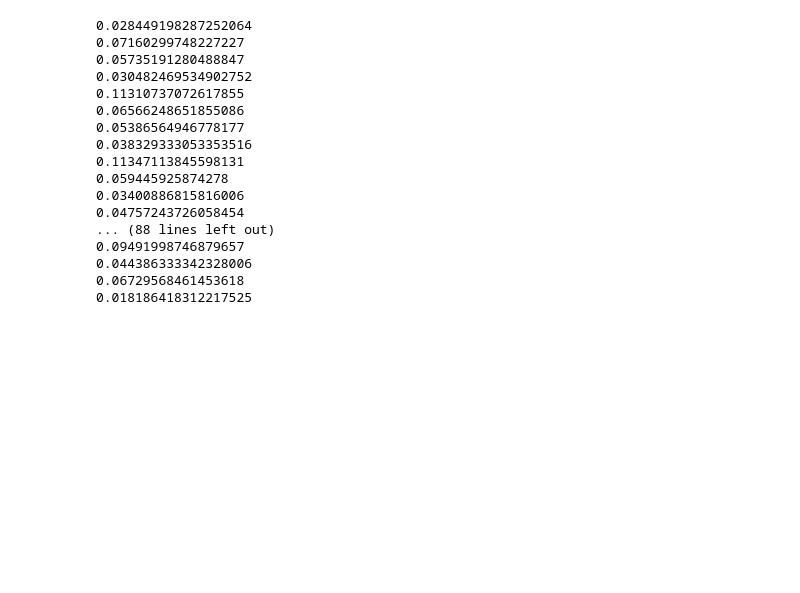
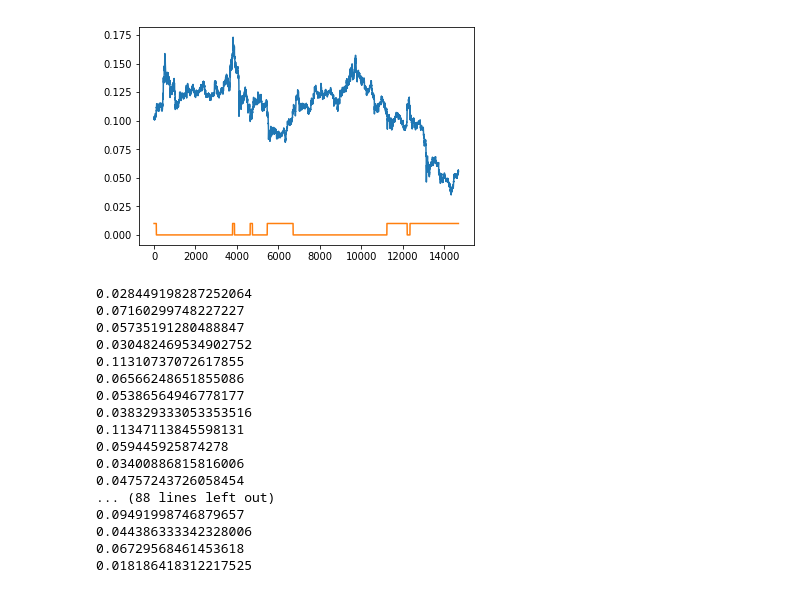
Before and after one commit to Sileadim/stonks, a Jupyter notebook: notebooks/Untitled.ipynb, the cells around one changed output. Saved outputs shown, nothing was run; the diff lists cells and outputs as text; code cells hidden in the pictures; blank space fills up the shorter version.

```diff
--- a/notebooks/Untitled.ipynb
+++ b/notebooks/Untitled.ipynb
@@ -53,0 +74,4 @@ for i in range(1,len(df),step):
+# %%
+closing_prices = np.array(df["<CLOSE>"]).reshape(-1,1)
+hmm_model = model = hmm.GMMHMM(n_components=2, covariance_type="full")
+hmm_model.fit(closing_prices)
@@ -54,3 +95,9 @@ for i in range(1,len(df),step):
+# %%
+plt.plot(closing_prices[:])
+plt.plot(hmm_model.predict(closing_prices)[:]/100)
+plt.show()
+# %% [output]
+[figure, added]
 # %%
 d = {}
 for p in crypto_paths:
```
Also changed, not shown: parts of 6 cells of this notebook, 1 other file.
